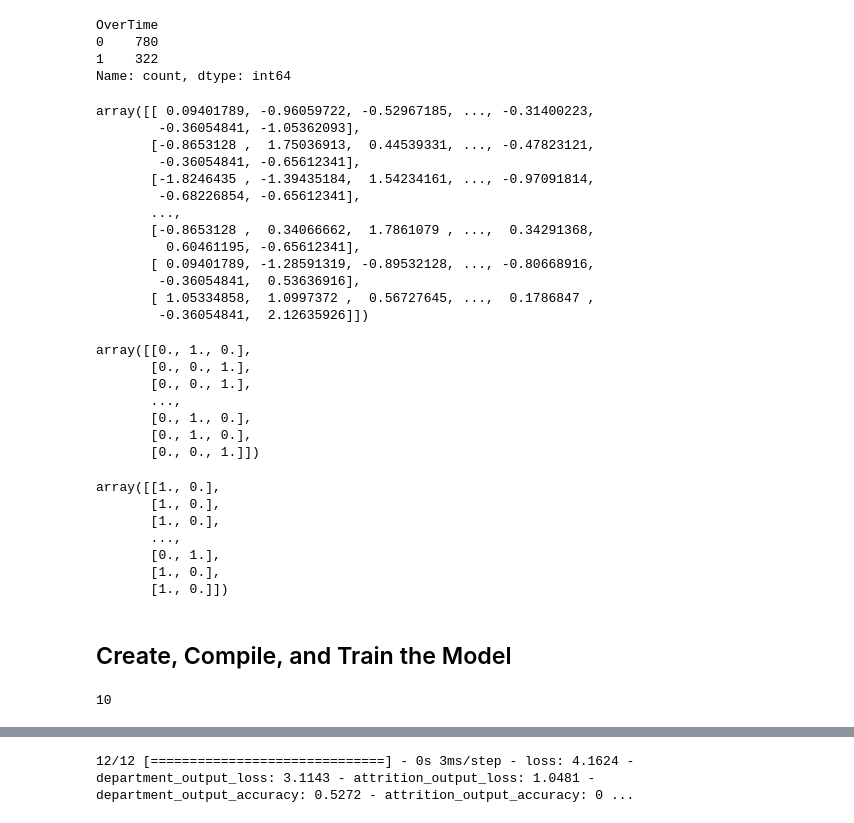
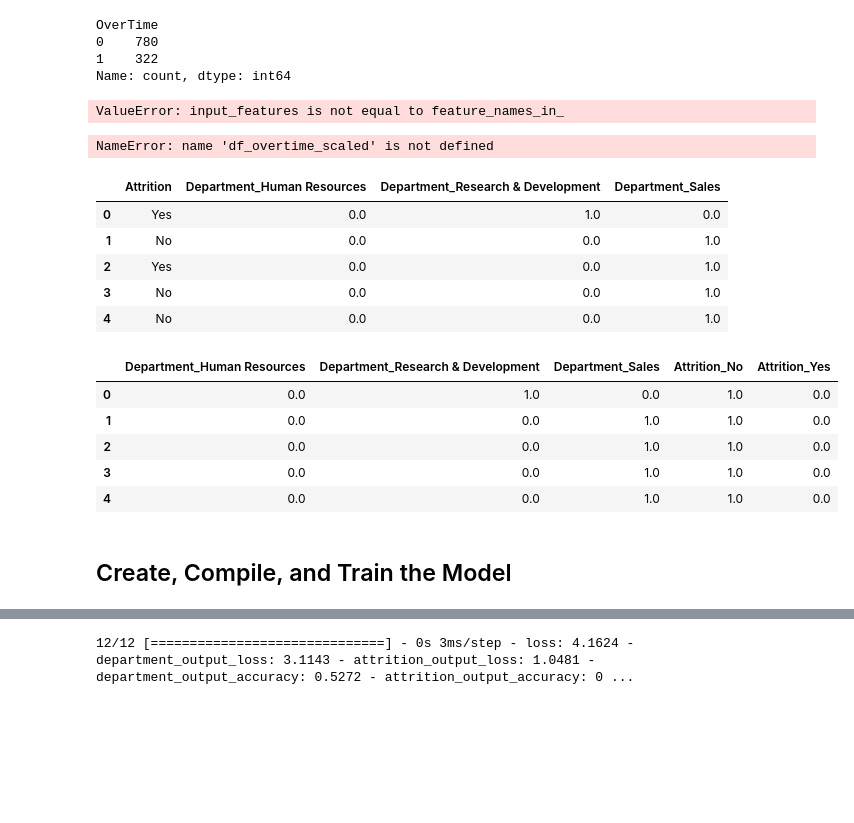
Before and after one commit to etimmons24/neural-network-challenge-2, a Jupyter notebook: attrition.ipynb, the cells around one changed output, grey strips where cells are left out. Cells and saved outputs as stored; diff of their text form; code cells hidden in the pictures; blank space fills up the shorter version.

```diff
--- a/attrition.ipynb
+++ b/attrition.ipynb
@@ -116,26 +116,24 @@ Name: count, dtype: int64
 scaler = StandardScaler()
 
 # Fit the StandardScaler to the training data
-scaler.fit(X_train, y_train)
+#scaler.fit(X_train, y_train)
 
 # Scale the training and testing data
-X_train_scaled = scaler.transform(X_train)
-X_test_scaled = scaler.transform(X_test)
-X_train_scaled
+X_train_scaled = scaler.fit_transform(X_train)
+X_test_scaled = scaler.fit_transform(X_test)
+overtime_columns = scaler.get_feature_names_out(['OverTime'])
+df_overtime_scaled = pd.DataFrame(X_train_scaled, columns=overtime_columns)
+X_df = pd.concat([X_df, df_overtime_scaled], axis=1)
+X_df = X_df.drop(['OverTime'], axis=1)
+X_df.head()
+
+#X_train_scaled
 # %% [output]
-array([[ 0.09401789, -0.96059722, -0.52967185, ..., -0.31400223,
-        -0.36054841, -1.05362093],
-       [-0.8653128 ,  1.75036913,  0.44539331, ..., -0.47823121,
-        -0.36054841, -0.65612341],
-       [-1.8246435 , -1.39435184,  1.54234161, ..., -0.97091814,
-        -0.68226854, -0.65612341],
-       ...,
-       [-0.8653128 ,  0.34066662,  1.7861079 , ...,  0.34291368,
-         0.60461195, -0.65612341],
-       [ 0.09401789, -1.28591319, -0.89532128, ..., -0.80668916,
-        -0.36054841,  0.53636916],
-       [ 1.05334858,  1.0997372 ,  0.56727645, ...,  0.1786847 ,
-        -0.36054841,  2.12635926]])
+ValueError: input_features is not equal to feature_names_in_
+# %%
+df_overtime_scaled.head()
+# %% [output]
+NameError: name 'df_overtime_scaled' is not defined
 # %%
 # Create a OneHotEncoder for the Department column
 from sklearn.preprocessing import OneHotEncoder
@@ -147,36 +145,43 @@ department_encoder = OneHotEncoder(sparse_output=False)
 # to the training and testing data
 department_training_encoded = department_encoder.fit_transform(y_train[['Department']])
 department_testing_encoded = department_encoder.fit_transform(y_test[['Department']])
+department_columns = department_encoder.get_feature_names_out(['Department'])
+df_department = pd.DataFrame(department_training_encoded, columns=department_columns)
+y_df = pd.concat([y_df, df_department], axis=1)
 
-department_training_encoded
+y_df = y_df.drop(['Department'], axis=1)
+y_df.head()
 # %% [output]
-array([[0., 1., 0.],
-       [0., 0., 1.],
-       [0., 0., 1.],
-       ...,
-       [0., 1., 0.],
-       [0., 1., 0.],
-       [0., 0., 1.]])
+|  | Attrition | Department_Human Resources | Department_Research & Development | Department_Sales |
+| 0 | Yes | 0.0 | 1.0 | 0.0 |
+| 1 | No | 0.0 | 0.0 | 1.0 |
+| 2 | Yes | 0.0 | 0.0 | 1.0 |
+| 3 | No | 0.0 | 0.0 | 1.0 |
+| 4 | No | 0.0 | 0.0 | 1.0 |
 # %%
 # Create a OneHotEncoder for the Attrition column
 attrition_encoder = OneHotEncoder(sparse_output=False)
 
 # Fit the encoder to the training data
 #attrition_encoded = attrition_encoder.fit(X_train_scaled, y_train)
 
 # Create two new variables by applying the encoder
 # to the training and testing data
 attrition_training_encoded = attrition_encoder.fit_transform(y_train[['Attrition']])
 attrition_testing_encoded = attrition_encoder.fit_transform(y_test[['Attrition']])
-attrition_training_encoded
+attrition_columns = attrition_encoder.get_feature_names_out(['Attrition'])
+df_attrition = pd.DataFrame(attrition_training_encoded, columns=attrition_columns)
+y_df = pd.concat([y_df, df_attrition], axis=1)
+
+y_df = y_df.drop(['Attrition'], axis=1)
+y_df.head()
 # %% [output]
-array([[1., 0.],
-       [1., 0.],
-       [1., 0.],
-       ...,
-       [0., 1.],
-       [1., 0.],
-       [1., 0.]])
+|  | Department_Human Resources | Department_Research & Development | Department_Sales | Attrition_No | Attrition_Yes |
+| 0 | 0.0 | 1.0 | 0.0 | 1.0 | 0.0 |
+| 1 | 0.0 | 0.0 | 1.0 | 1.0 | 0.0 |
+| 2 | 0.0 | 0.0 | 1.0 | 1.0 | 0.0 |
+| 3 | 0.0 | 0.0 | 1.0 | 1.0 | 0.0 |
+| 4 | 0.0 | 0.0 | 1.0 | 1.0 | 0.0 |
 # %% [markdown]
 ## Create, Compile, and Train the Model
 # %%
@@ -184,14 +189,12 @@ array([[1., 0.],
 num_columns = len(X_df.columns)
 
 # Create the input layer
-input_layer = layers.Input(shape=(X_df.shape[1],), name='input_features')
+input_layer = layers.Input(shape=(num_columns,), name='input_features')
 
 
 # Create at least two shared layers
 shared_layer1 = layers.Dense(64, activation='relu')(input_layer)
-shared_layer2 = layers.Dense(32, activation='relu')(shared_layer1)
+shared_layer2 = layers.Dense(128, activation='relu')(shared_layer1)
-# %% [output]
-10
 # %%
 # Create a branch for Department
 # with a hidden layer and an output layer
```
Also changed, not shown: parts of 6 cells of this notebook.
